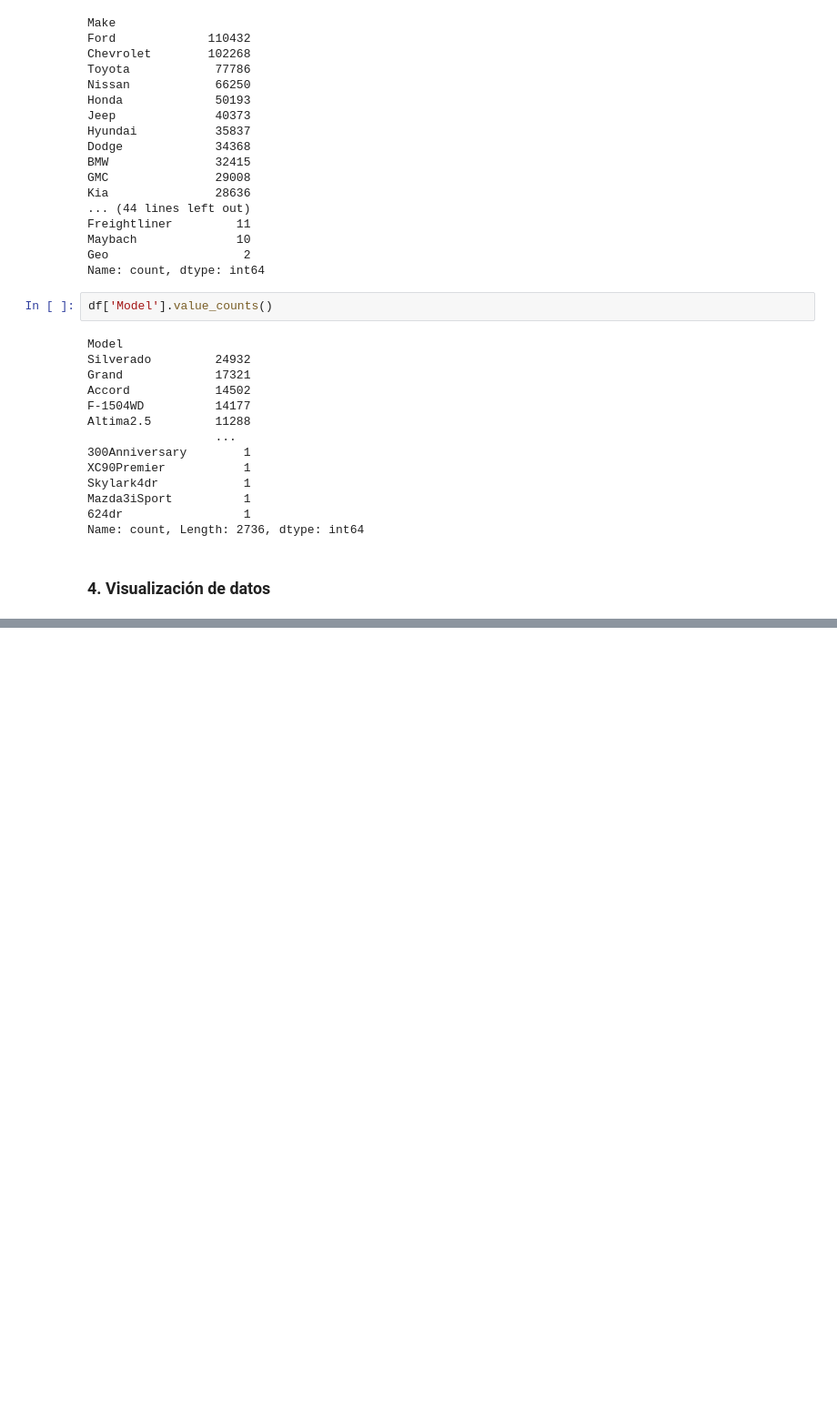
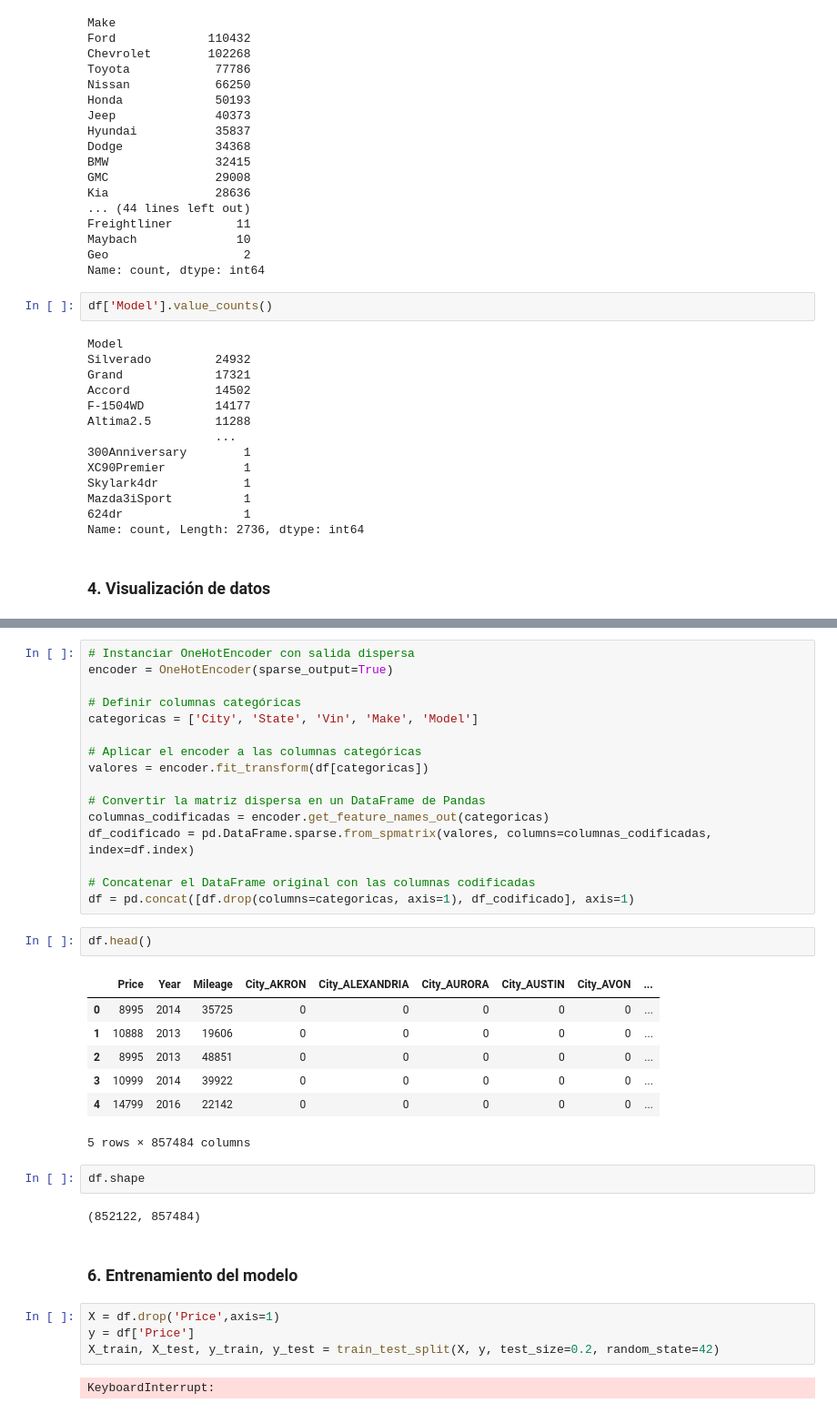
Before and after one commit to SamuehFDEZ/ProgramacionIA, a Jupyter notebook: UD4/PracticaPredicciondelpreciodeventadecochesdeocasion/coches.ipynb, the cells around one changed output, grey strips where cells are left out. Shown: that part at 91% size. Drawn from its saved outputs; the diff is of its cells as text; blank space fills up the shorter version.

Commit message:
hasta train_test_split

```diff
--- a/UD4/PracticaPredicciondelpreciodeventadecochesdeocasion/coches.ipynb
+++ b/UD4/PracticaPredicciondelpreciodeventadecochesdeocasion/coches.ipynb
@@ -249,0 +256,38 @@ plt.show()
+# %%
+# Instanciar OneHotEncoder con salida dispersa
+encoder = OneHotEncoder(sparse_output=True)
+
+# Definir columnas categóricas
+categoricas = ['City', 'State', 'Vin', 'Make', 'Model']
+
+# Aplicar el encoder a las columnas categóricas
+valores = encoder.fit_transform(df[categoricas])
+
+# Convertir la matriz dispersa en un DataFrame de Pandas
+columnas_codificadas = encoder.get_feature_names_out(categoricas)
+df_codificado = pd.DataFrame.sparse.from_spmatrix(valores, columns=columnas_codificadas, index=df.index)
+
+# Concatenar el DataFrame original con las columnas codificadas
+df = pd.concat([df.drop(columns=categoricas, axis=1), df_codificado], axis=1)
+# %%
+df.head()
+# %% [output]
+|  | Price | Year | Mileage | City_AKRON | City_ALEXANDRIA | City_AURORA | City_AUSTIN | City_AVON | ... |
+| 0 | 8995 | 2014 | 35725 | 0 | 0 | 0 | 0 | 0 | ... |
+| 1 | 10888 | 2013 | 19606 | 0 | 0 | 0 | 0 | 0 | ... |
+| 2 | 8995 | 2013 | 48851 | 0 | 0 | 0 | 0 | 0 | ... |
+| 3 | 10999 | 2014 | 39922 | 0 | 0 | 0 | 0 | 0 | ... |
+| 4 | 14799 | 2016 | 22142 | 0 | 0 | 0 | 0 | 0 | ... |
+5 rows × 857484 columns
+# %%
+df.shape
+# %% [output]
+(852122, 857484)
+# %% [markdown]
+### 6. Entrenamiento del modelo
+# %%
+X = df.drop('Price',axis=1)
+y = df['Price']
+X_train, X_test, y_train, y_test = train_test_split(X, y, test_size=0.2, random_state=42)
+# %% [output]
+KeyboardInterrupt:
```
Also changed, not shown: parts of 3 cells of this notebook.
